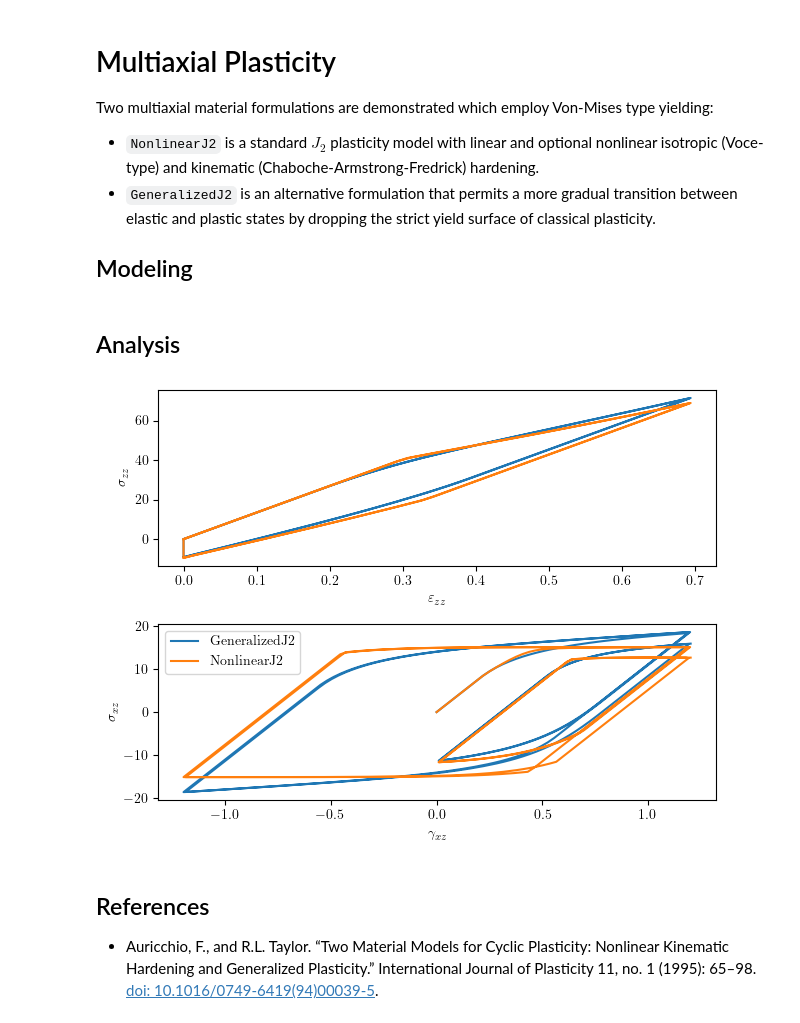
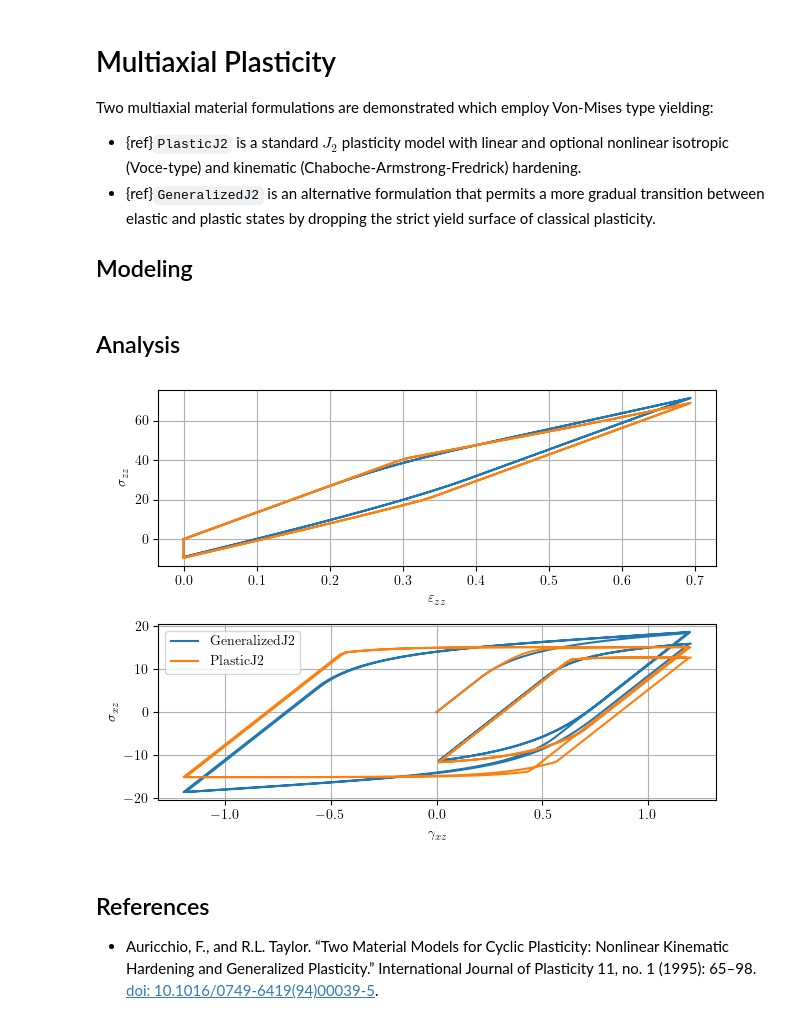
Before and after one commit to peer-open-source/benchmarks, a Jupyter notebook: benchmarks/material-0011/main.ipynb, the cells around one changed output. Cells and saved outputs as stored; diff of their text form; code cells hidden in the pictures.

```diff
--- a/benchmarks/material-0011/main.ipynb
+++ b/benchmarks/material-0011/main.ipynb
@@ -3,17 +3,17 @@
 
 Two multiaxial material formulations are demonstrated which employ Von-Mises type yielding:
 
-- `NonlinearJ2` is a standard $J_2$ plasticity model with linear and optional nonlinear isotropic (Voce-type) and kinematic (Chaboche-Armstrong-Fredrick) hardening.
-- `GeneralizedJ2` is an alternative formulation that permits a more gradual transition between elastic and plastic states by dropping the strict yield surface of classical plasticity.
+- {ref}`PlasticJ2` is a standard $J_2$ plasticity model with linear and optional nonlinear isotropic (Voce-type) and kinematic (Chaboche-Armstrong-Fredrick) hardening.
+- {ref}`GeneralizedJ2` is an alternative formulation that permits a more gradual transition between elastic and plastic states by dropping the strict yield surface of classical plasticity.
 
 ## Modeling
 # %%
 import xara
 
-
 materials = [
     xara.MultiaxialMaterial("GeneralizedJ2",
-        E=100.0, nu=0.3, Fy=15.0,
+        E=100.0, nu=0.3,
+        Fy=15.0,
         Hiso=0.0,
         Hkin=0.0,
         C=10,
@@ -24,17 +24,16 @@ materials = [
         transition=50
     ),
 
-    xara.MultiaxialMaterial("NonlinearJ2",
-        E=100.0, nu=0.3, Fy=15.0,
-        Hiso=0.0, Hkin=0.0,
+    xara.MultiaxialMaterial("PlasticJ2",
+        E=100.0, nu=0.3,
+        Fy=15.0,
+        Hiso=0.0,
         C=10,
         gamma=9.0,
         Q=[10, 0],
         b=[50, 0],
         Fs=25.0,
         tol=1e-10,
-        overstress=25.0,
-        transition=50
     ),
 ]
 # %% [markdown]
@@ -74,24 +73,26 @@ def test_erasure(mat):
 # %%
 
 
 import matplotlib.pyplot as plt
 fig, ax = plt.subplots(2, 1)
 
 for material in materials:
 
     tau, sig, gam, eps = test_erasure(material)
     ax[0].plot(eps, sig)
     ax[1].plot(gam, tau, label=material.type)
 
 
 ax[1].set_ylabel(r'$\sigma_{xz}$')
 ax[1].set_xlabel(r'$\gamma_{xz}$')
 ax[0].set_ylabel(r'$\sigma_{zz}$')
 ax[0].set_xlabel(r'$\varepsilon_{zz}$')
 ax[1].legend()
+ax[0].grid(True)
+ax[1].grid(True)
 plt.tight_layout()
 # %% [output]
-[figure, old version]
+[figure, new version]
 # %% [markdown]
 ## References
 
```
